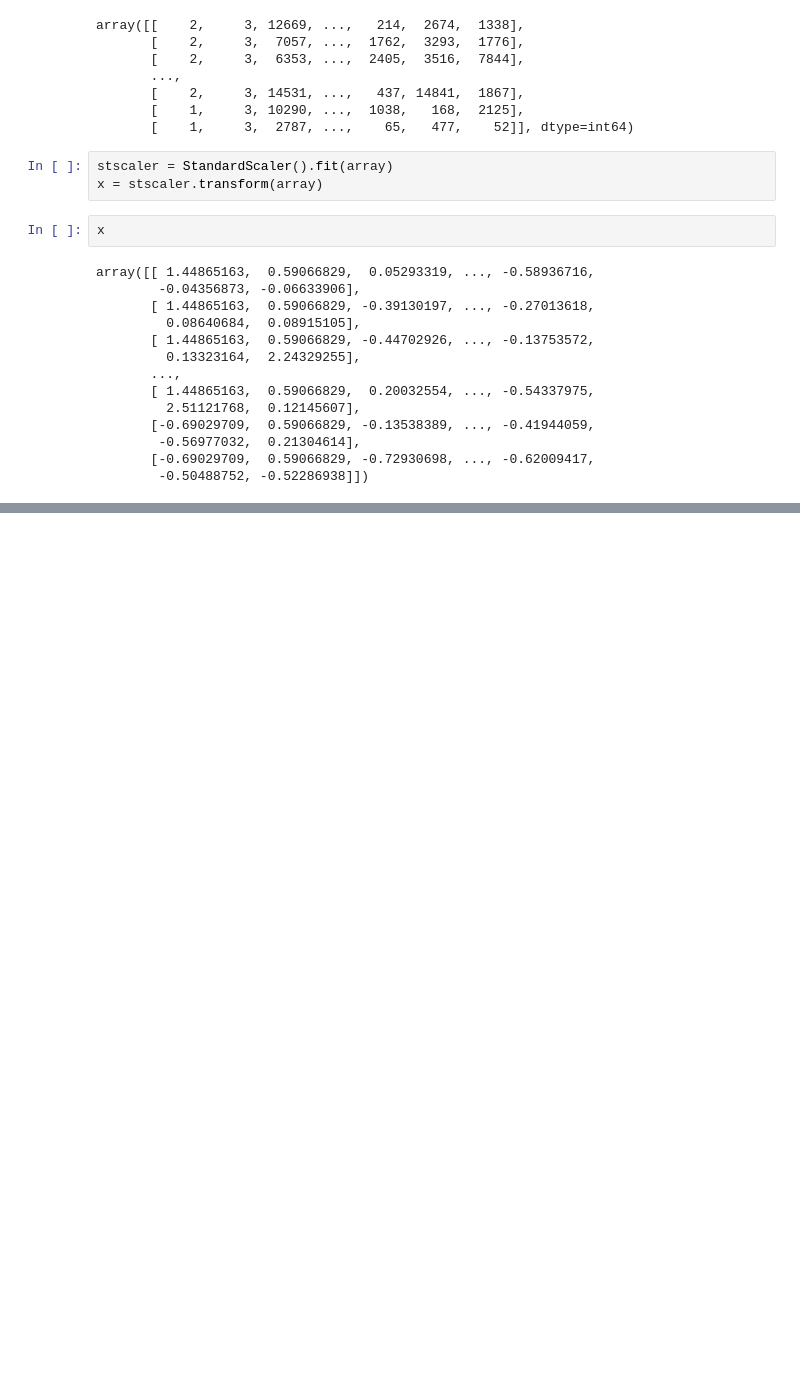
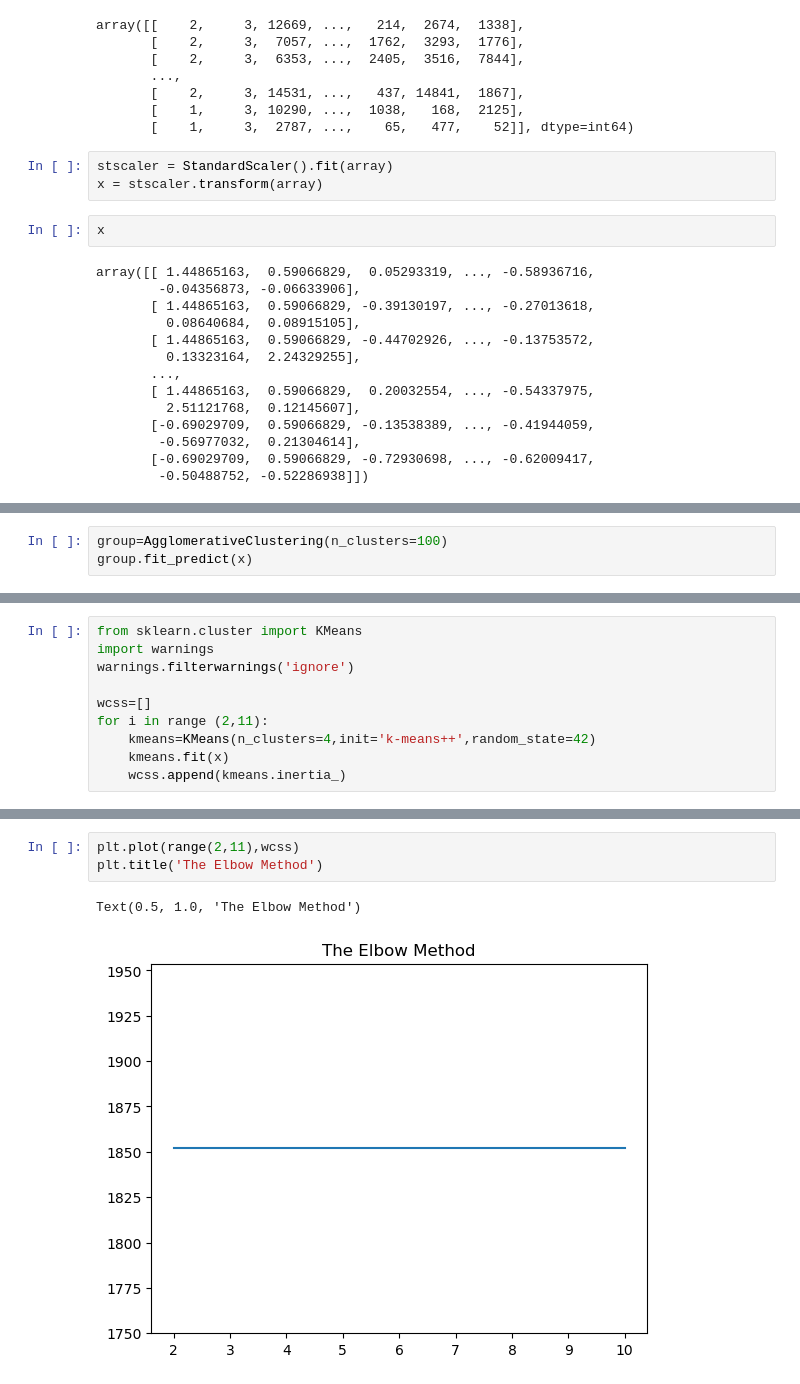
Before and after one commit to rajeshkuncham-code/python, a Jupyter notebook: day 20.ipynb, the cells around one changed output, grey strips where cells are left out. Saved outputs shown, nothing was run; the diff lists cells and outputs as text; blank space fills up the shorter version.

```diff
--- a/day 20.ipynb
+++ b/day 20.ipynb
@@ -101,0 +119,3 @@ array([[ 1.44865163,  0.59066829,  0.05293319, ..., -0.58936716,
+# %%
+group=AgglomerativeClustering(n_clusters=100)
+group.fit_predict(x)
@@ -101,0 +166,10 @@ array([[ 1.44865163,  0.59066829,  0.05293319, ..., -0.58936716,
+# %%
+from sklearn.cluster import KMeans
+import warnings
+warnings.filterwarnings('ignore')
+
+wcss=[]
+for i in range (2,11):
+    kmeans=KMeans(n_clusters=4,init='k-means++',random_state=42)
+    kmeans.fit(x)
+    wcss.append(kmeans.inertia_)
@@ -101,0 +188,6 @@ array([[ 1.44865163,  0.59066829,  0.05293319, ..., -0.58936716,
+# %%
+plt.plot(range(2,11),wcss)
+plt.title('The Elbow Method')
+# %% [output]
+Text(0.5, 1.0, 'The Elbow Method')
+[figure, added]
```
Also changed, not shown: parts of 13 cells of this notebook.
